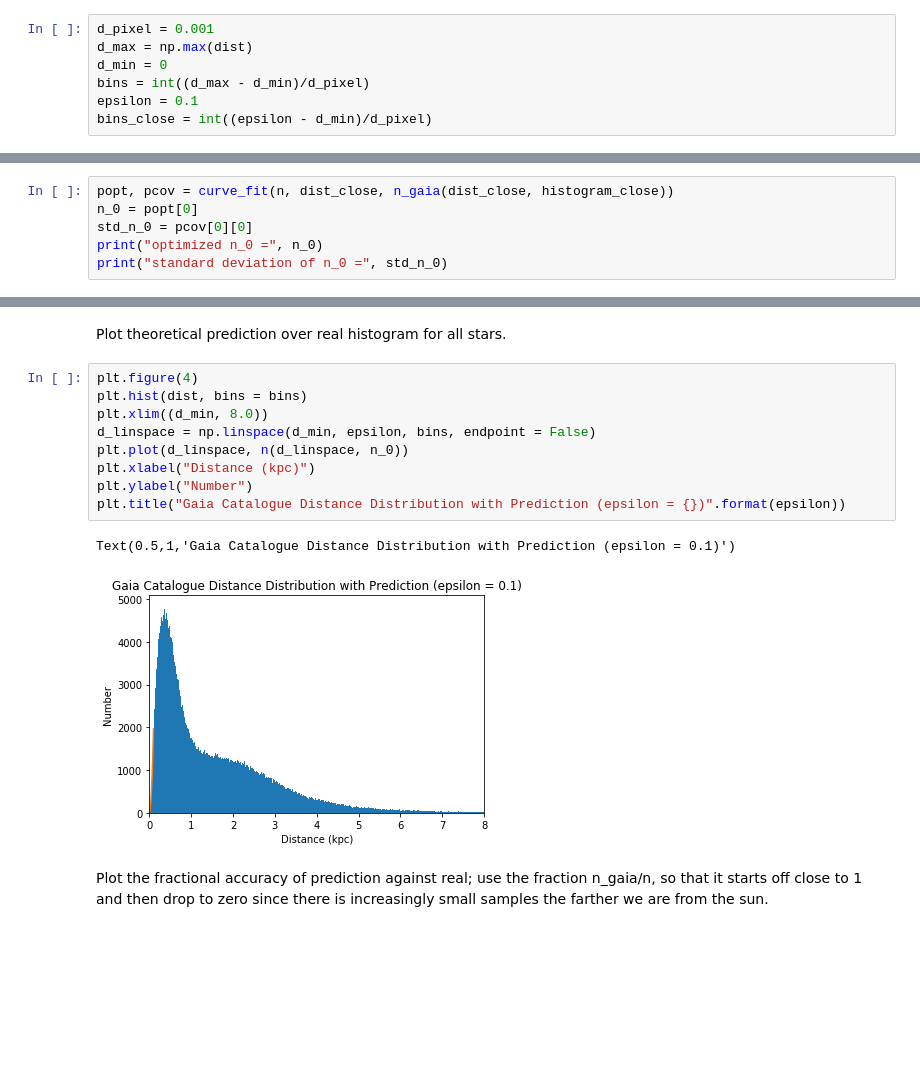
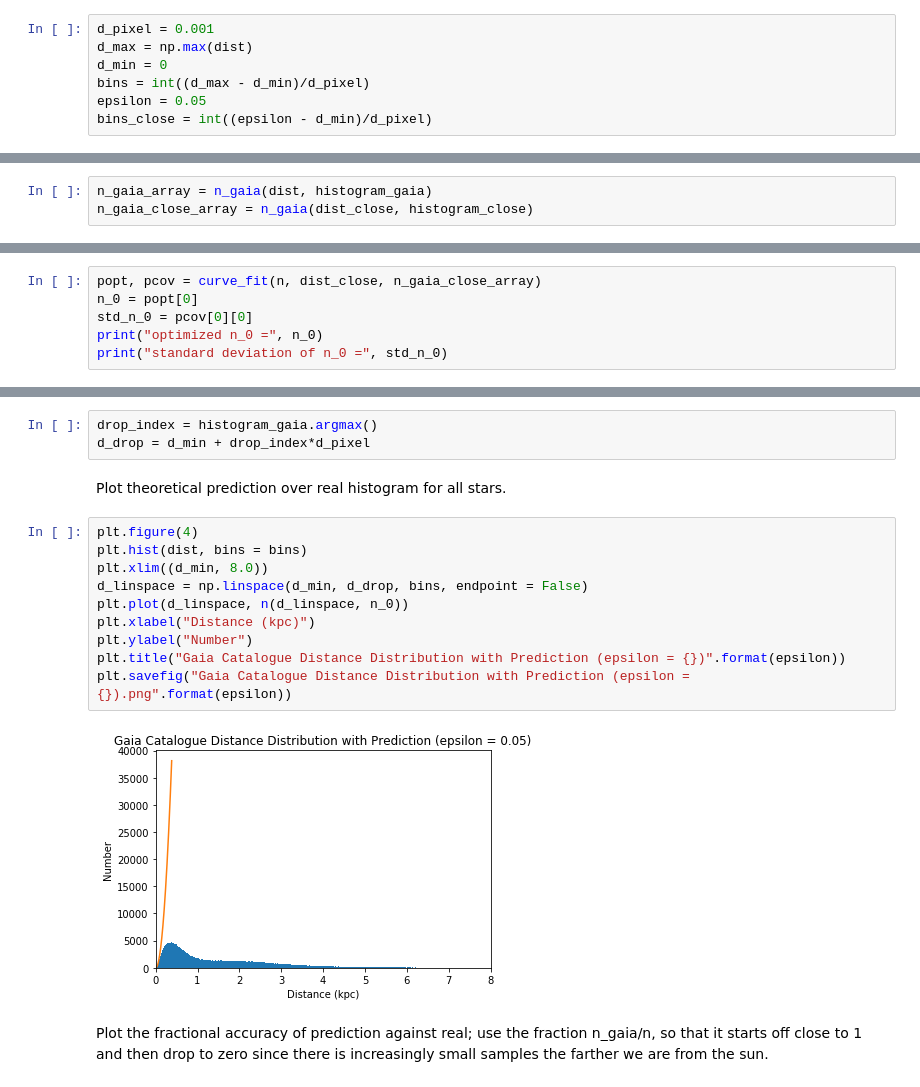
Before and after one commit to mwbub/Gaia-I3, a Jupyter notebook: Code/mock_data/sampling/selection function spherical.ipynb, the cells around one changed output, grey strips where cells are left out. Cells and saved outputs as stored; diff of their text form; blank space fills up the shorter version.

Commit message:
added saved figures and tried epsilon = 0.05

```diff
--- a/Code/mock_data/sampling/selection function spherical.ipynb
+++ b/Code/mock_data/sampling/selection function spherical.ipynb
@@ -18,7 +18,7 @@ d_pixel = 0.001
 d_max = np.max(dist)
 d_min = 0
 bins = int((d_max - d_min)/d_pixel)
-epsilon = 0.1
+epsilon = 0.05
 bins_close = int((epsilon - d_min)/d_pixel)
 # %% [markdown]
 Get stars within epsilon kpc around sun as well as their error.
@@ -61,3 +64,6 @@ def n_gaia(d, histogram):
+# %%
+n_gaia_array = n_gaia(dist, histogram_gaia)
+n_gaia_close_array = n_gaia(dist_close, histogram_close)
 # %% [markdown]
 Define the true sperhical number density function
 # %%
@@ -66,7 +72,7 @@ def n(d, n_0):
 # %% [markdown]
 Curve fit spherical density with stars in epsilon region.
 # %%
-popt, pcov = curve_fit(n, dist_close, n_gaia(dist_close, histogram_close))
+popt, pcov = curve_fit(n, dist_close, n_gaia_close_array)
 n_0 = popt[0]
 std_n_0 = pcov[0][0]
 print("optimized n_0 =", n_0)
@@ -94,17 +98,20 @@ drop_index =
+# %%
+drop_index = histogram_gaia.argmax()
+d_drop = d_min + drop_index*d_pixel
 # %% [markdown]
 Plot theoretical prediction over real histogram for all stars.
 # %%
 plt.figure(4)
 plt.hist(dist, bins = bins)
 plt.xlim((d_min, 8.0))
-d_linspace = np.linspace(d_min, epsilon, bins, endpoint = False)
+d_linspace = np.linspace(d_min, d_drop, bins, endpoint = False)
 plt.plot(d_linspace, n(d_linspace, n_0))
 plt.xlabel("Distance (kpc)")
 plt.ylabel("Number")
 plt.title("Gaia Catalogue Distance Distribution with Prediction (epsilon = {})".format(epsilon))
+plt.savefig("Gaia Catalogue Distance Distribution with Prediction (epsilon = {}).png".format(epsilon))
 # %% [output]
-Text(0.5,1,'Gaia Catalogue Distance Distribution with Prediction (epsilon = 0.1)')
-[figure, old version]
+[figure, new version]
 # %% [markdown]
 Plot the fractional accuracy of prediction against real; use the fraction n_gaia/n, so that it starts off close to 1 and then drop to zero since there is increasingly small samples the farther we are from the sun.
 # %%
```
Also changed, not shown: parts of 11 cells of this notebook, 7 other files.
